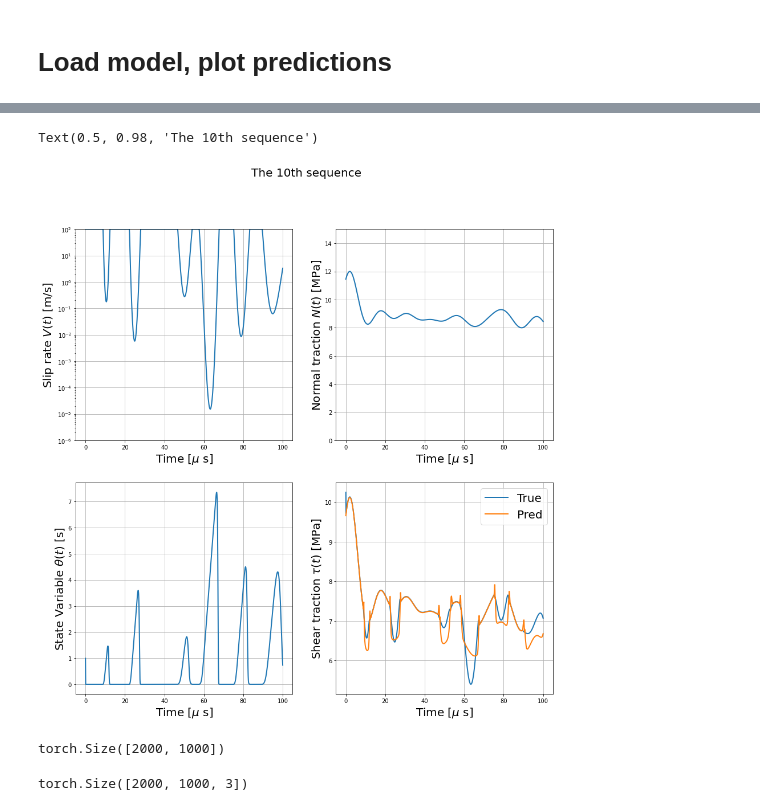
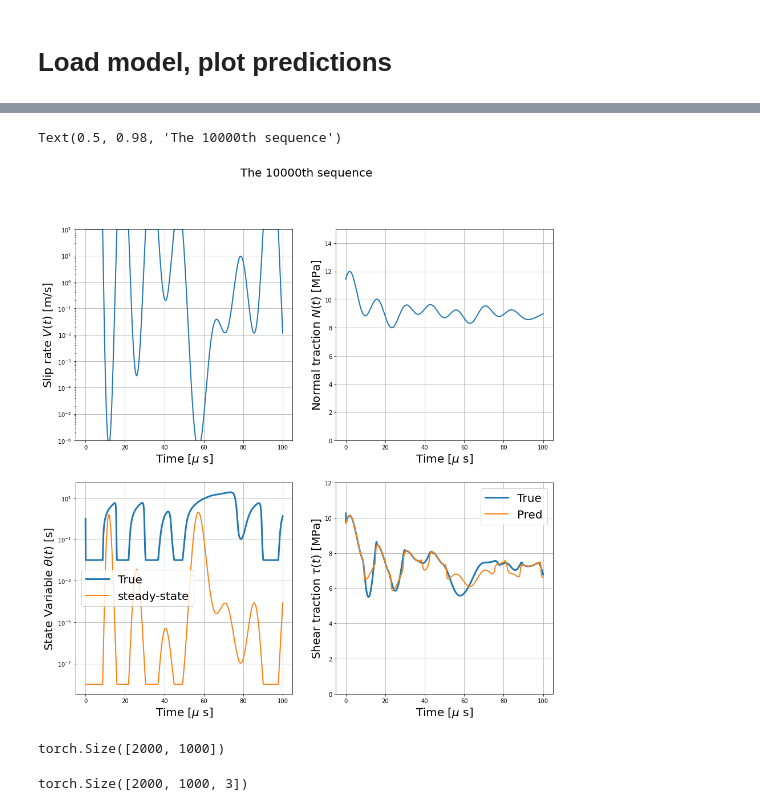
Before and after one commit to Shengduo/RateStateFrictionTraining, a Jupyter notebook: Trial.ipynb, the cells around one changed output, grey strips where cells are left out. Cells and saved outputs as stored; diff of their text form; code cells hidden in the pictures.

```diff
--- a/Trial.ipynb
+++ b/Trial.ipynb
@@ -307,6 +327,6 @@ Time consumed (single core):  36.36797332763672  s
 # %%
 # Load from file
-filename = "./data/sequence1.pt"
+filename = "./data/sequence2.pt"
 loaded = torch.load(filename)
 tauAll = loaded['tau']
 NAll = loaded['N']
@@ -659,8 +679,8 @@ Training time for this epoch:  110.567791223526
 # Load model, plot predictions
 # %%
 # Paths
-model_save_path = './data/model_10000_1013.pth'
-loss_save_path = './data/loss_10000_1013.pt'
+model_save_path = './data/model_200000_1013.pth'
+loss_save_path = './data/loss_200000_1013.pt'
 trainedModel = torch.load(model_save_path)
 loadedHistory = torch.load(loss_save_path)
 
@@ -674,6 +694,7 @@ plt.grid()
 
 plt.xlabel('Epoch', fontsize = 20)
 plt.ylabel('Loss', fontsize = 20)
+plt.ylim([0, 1])
 plt.title('Training with 1 hidden variable', fontsize = 20)
 # %% [output]
 Text(0.5, 1.0, 'Training with 1 hidden variable')
@@ -681,53 +739,47 @@ Text(0.5, 1.0, 'Training with 1 hidden variable')
 # %%
-# Plot the predicted curve for sequence [idx]
-idx = 10
+# Plot the V(t), N(t), theta(t), tau(t) for sequence [idx]
+idx = 10000
 f, axs = plt.subplots(2, 2, figsize = (15, 15))
-XAll_test = XAll[testDataSet.indices].float()
-VAll_test = VAll[testDataSet.indices].float()
-thetaAll_test = thetaAll[testDataSet.indices].float()
-NAll_test = NAll[testDataSet.indices].float()
-sAll_test = sAll[testDataSet.indices].float()
-
-tauAll_test_true = tauAll[testDataSet.indices].float()
-tauAll_test_pred, hiddenAll_test_pred = trainedModel(XAll_test)
-tauAll_test_pred = tauAll_test_pred.reshape([tauAll_test_pred.shape[0], XAll_test.shape[1]]).detach()
 
 # Plot V(t)
 axs[0][0].semilogy(1e6 * t, VAll_test[idx, :], linewidth=2.0)
 axs[0][0].set_xlabel('Time [$\mu$ s]', fontsize=20)
 axs[0][0].set_ylabel('Slip rate $V(t)\  \mathrm{[m/s]}$', fontsize=20)
 axs[0][0].set_ylim([1e-6, 1e2])
 axs[0][0].grid()
 
 # Plot N(t)
 axs[0][1].plot(1e6 * t, NAll_test[idx, :], linewidth=2.0)
 axs[0][1].set_xlabel('Time [$\mu$ s]', fontsize=20)
 axs[0][1].set_ylabel('Normal traction $N(t)\ \mathrm{[MPa]}$', fontsize=20)
 axs[0][1].set_ylim([0, 15])
 axs[0][1].grid()
 
 # Plot theta(t)
-axs[1][0].plot(1e6 * t, thetaAll_test[idx, :], linewidth=2.0)
+axs[1][0].semilogy(1e6 * t, thetaAll_test[idx, :], linewidth=3.0)
+axs[1][0].semilogy(1e6 * t, 1.e-6 / VAll_test[idx, :], linewidth=2.0)
+axs[1][0].legend(['True', 'steady-state'], loc='best', fontsize = 20)
 axs[1][0].set_xlabel('Time [$\mu$ s]', fontsize=20)
 axs[1][0].set_ylabel('State Variable $\\theta(t)\ \mathrm{[s]}$', fontsize=20)
 axs[1][0].grid()
 
 # Plot \tau(t)
-axs[1][1].plot(1e6 * t, tauAll_test_true[idx, :], linewidth=2.0)
+axs[1][1].plot(1e6 * t, tauAll_test_true[idx, :], linewidth=3.0)
 axs[1][1].plot(1e6 * t, tauAll_test_pred[idx, :], linewidth=2.0)
 axs[1][1].legend(['True', 'Pred'], loc = 'best', fontsize = 20)
 axs[1][1].set_xlabel('Time [$\mu$ s]', fontsize=20)
 axs[1][1].set_ylabel('Shear traction $\\tau(t)\ \mathrm{[MPa]}$', fontsize=20)
+axs[1][1].set_ylim([0, 12])
 axs[1][1].grid()
 
 f.suptitle("The " + str(idx) + "th sequence", fontsize = 20)
 # %% [output]
-Text(0.5, 0.98, 'The 10th sequence')
+Text(0.5, 0.98, 'The 10000th sequence')
-[figure, old version]
+[figure, new version]
-# %%
-tauAll_test_pred.shape
-# %% [output]
-torch.Size([2000, 1000])
+# %%
+plt.plot(1.0e6 * t, )
+# %% [output]
+torch.Size([2000, 1000])
 # %%
 XAll_test.shape
 # %% [output]
```
Also changed, not shown: parts of 9 cells of this notebook.
